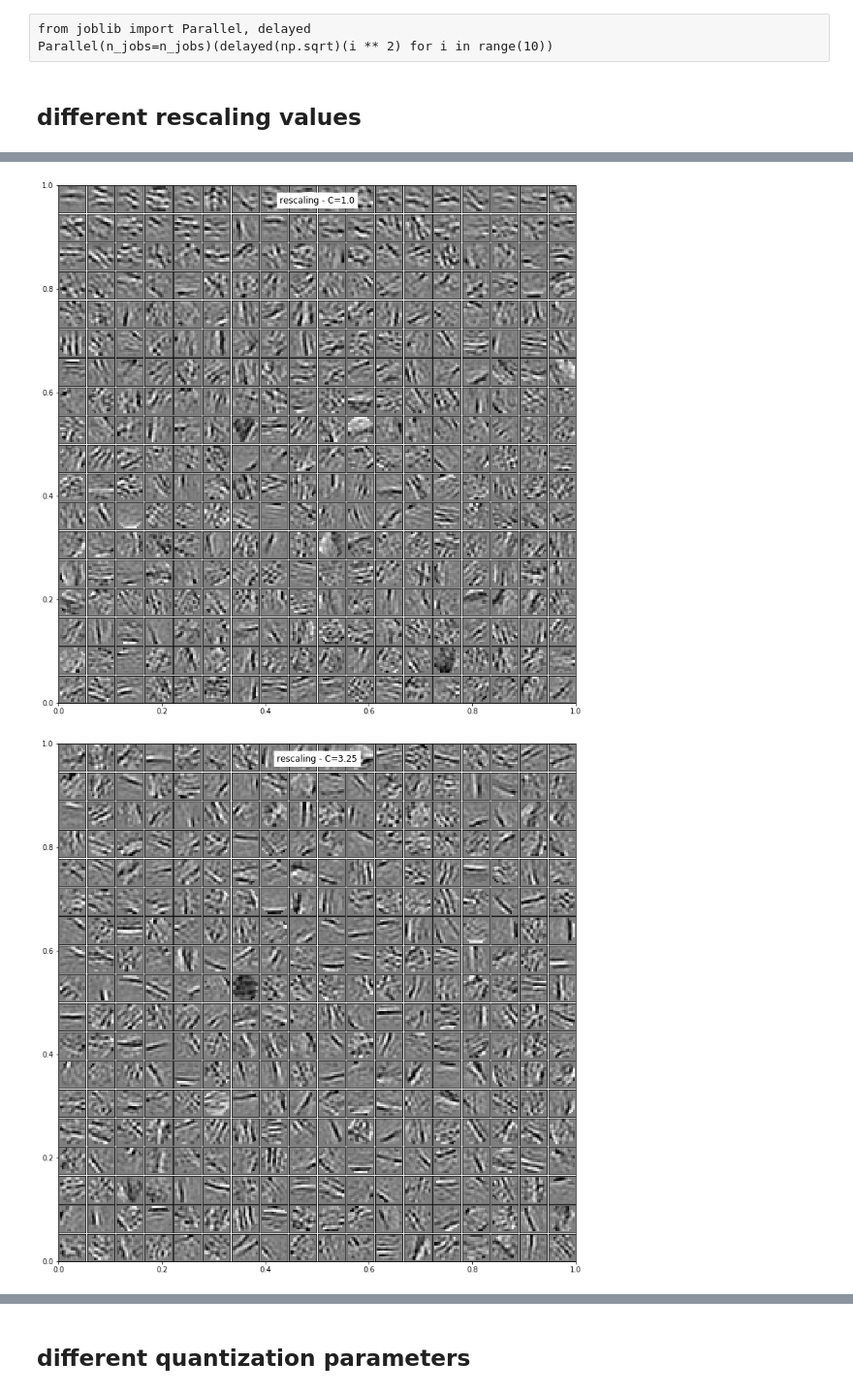
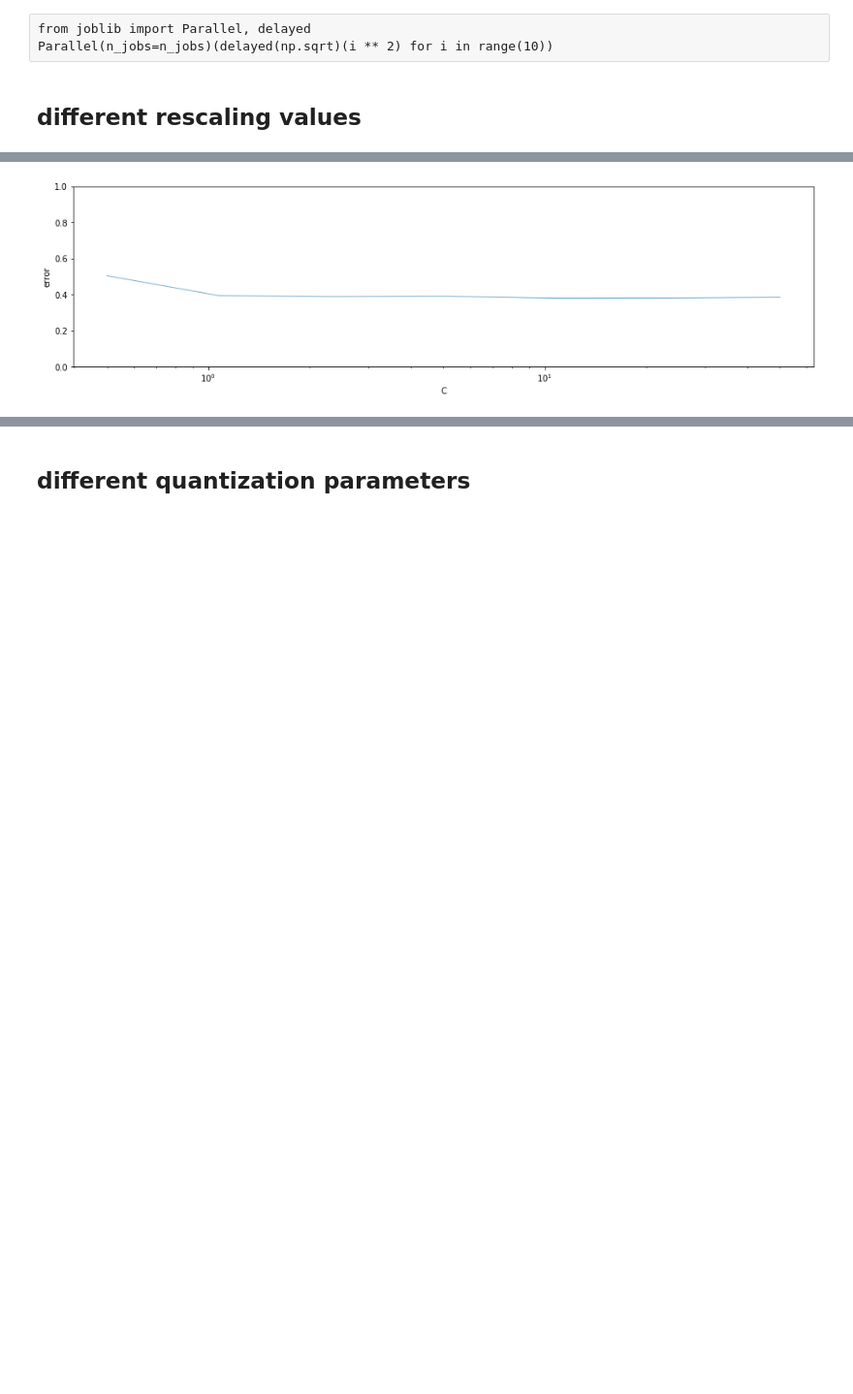
Before and after one commit to bicv/SparseHebbianLearning, a Jupyter notebook: probe/sparsenet-test_rescaling.ipynb, the cells around one changed output, grey strips where cells are left out. Shown at 97% size. Cells and saved outputs as stored; diff of their text form; code cells hidden in the pictures; blank space fills up the shorter version.

Commit message:
making a framework to explore parameters: re -running notebooks

```diff
--- a/probe/sparsenet-test_rescaling.ipynb
+++ b/probe/sparsenet-test_rescaling.ipynb
@@ -46,5 +53,5 @@ Parallel(n_jobs=n_jobs)(delayed(np.sqrt)(i ** 2) for i in range(10))
 ## different rescaling values
 # %%
 experiments.scan(vtype='homeo_params', variable='C', list_figures=list_figures, display='')
-fig, ax = experiments.scan(vtype='homeo_params', variable='C', list_figures=['show_dico'], display='final')
+fig, ax = experiments.scan(vtype='homeo_params', variable='C', list_figures=[], display='final')
 # %% [output]
@@ -51,2 +75 @@ fig, ax = experiments.scan(vtype='homeo_params', variable='C', list_figures=['sh
-[figure, old version]
+[figure, new version]
-[figure, removed]
```
Also changed, not shown: parts of 9 cells of this notebook, 8 other files.
